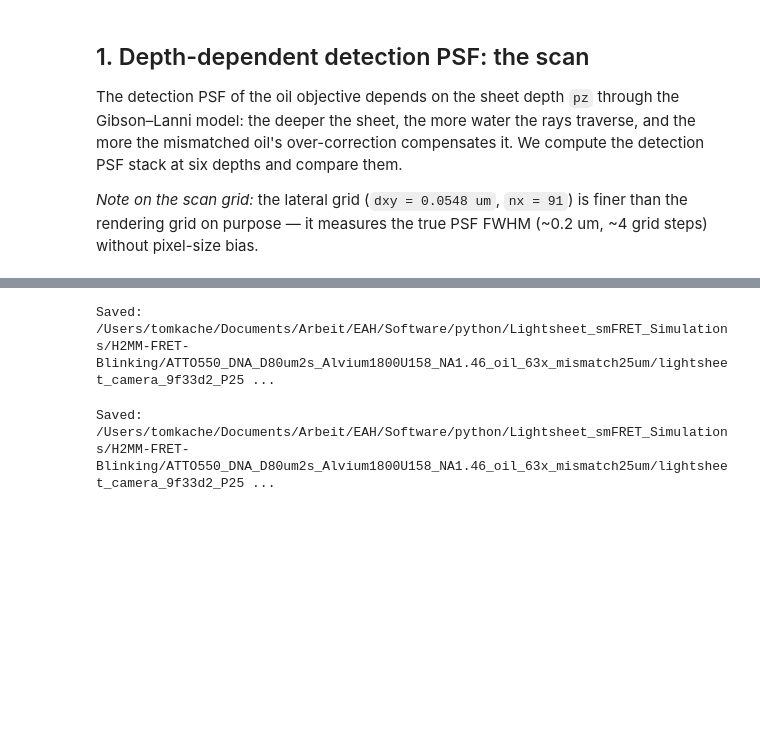
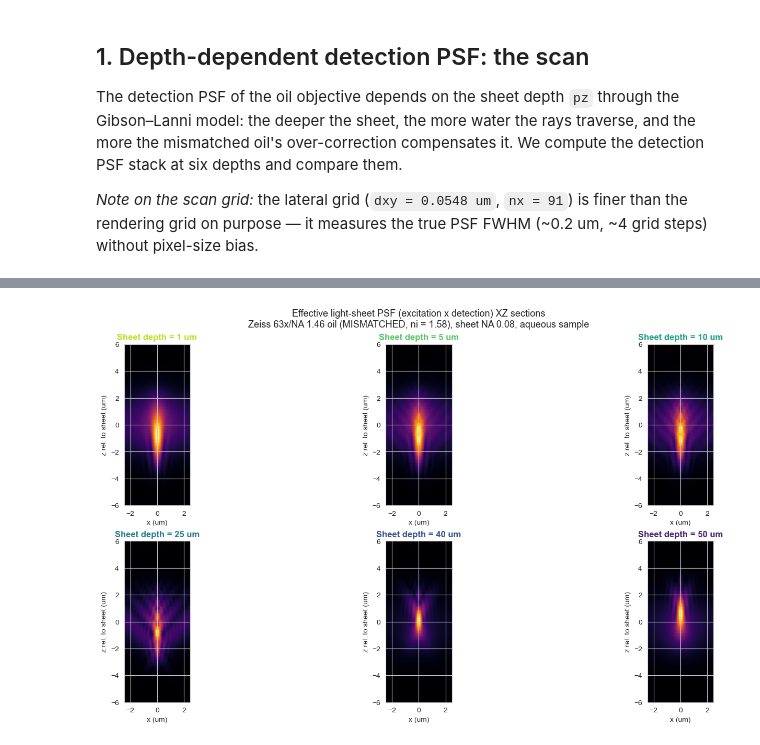
Before and after one commit to Tomkaehst/H2MM-FRET-Blinking, a Jupyter notebook: ATTO550_DNA_D80um2s_Alvium1800U158_NA1.46_oil_63x_depthscan/LightSheet_ATTO550_NA1.46_63x_oil_depthscan.ipynb, the cells around one changed output, grey strips where cells are left out. Saved outputs shown, nothing was run; the diff lists cells and outputs as text; code cells hidden in the pictures; blank space fills up the shorter version.

```diff
--- a/ATTO550_DNA_D80um2s_Alvium1800U158_NA1.46_oil_63x_depthscan/LightSheet_ATTO550_NA1.46_63x_oil_depthscan.ipynb
+++ b/ATTO550_DNA_D80um2s_Alvium1800U158_NA1.46_oil_63x_depthscan/LightSheet_ATTO550_NA1.46_63x_oil_depthscan.ipynb
@@ -492,43 +354,36 @@ The frame stack is saved as HDF5 with the acquisition parameters as attributes.
-# %%
-sim_name = S.compact_name()
-S.store.close()
-
-filename = os.path.join(OUTPUT_DIR, f'lightsheet_camera_{sim_name}.hdf5')
-with tables.open_file(filename, 'w') as f:
-    f.create_array('/', 'frames', obj=frames,
-                   title='Simulated light-sheet camera frames (uint16)')
-    for attr, value in [('frame_time', frame_time),
-                        ('t_step', t_step),
-                        ('pixel_size_m', pixel_size),
-                        ('em_rate', em_rate),
-                        ('background_rate', background_rate),
-                        ('psf_hash', ls_psf.hash())]:
-        f.set_node_attr(f.root, attr, value)
-print('Saved:', filename)
-# %% [output]
-Saved: /Users/tomkache/Documents/Arbeit/EAH/Software/python/Lightsheet_smFRET_Simulations/H2MM-FRET-Blinking/ATTO550_DNA_D80um2s_Alvium1800U158_NA1.46_oil_63x_mismatch25um/lightsheet_camera_9f33d2_P25 ...
-# %%
-# --- Export the camera frames as a compressed 8-bit .mov (H.264)
-# Rescale uint16 photon counts to 0-255 with ONE global factor
-# (max of the whole stack -> 255), so intensities stay comparable
-# across frames;
-
-intensity_scale = 255.0 / frames.max()
-frames_u8 = (frames.astype(np.float64) * intensity_scale).round().clip(0, 255).astype(np.uint8)
-
-# H.264 with the default yuv420p chroma format requires EVEN frame
-# dimensions; pad odd ROIs (e.g. 289 -> 290) with black at the right and
-# bottom edge. The data occupies [:h, :w]; nothing is cropped or rescaled.
-h, w = frames_u8.shape[1], frames_u8.shape[2]
-if h % 2 or w % 2:
-    padded = np.zeros((frames_u8.shape[0], h + h % 2, w + w % 2), dtype=np.uint8)
-    padded[:, :h, :w] = frames_u8
-    frames_u8 = padded
-
-video_filename = os.path.join(OUTPUT_DIR, f'lightsheet_camera_{sim_name}.mov')
-iio.imwrite(video_filename, frames_u8, fps=int(round(1 / frame_time)),
-            codec='libx264', quality=7, macro_block_size=1)
-print('Saved:', video_filename,
-      f'({frames_u8.shape[1]}x{frames_u8.shape[2]}, data in [:{h}, :{w}])')
-# %% [output]
-Saved: /Users/tomkache/Documents/Arbeit/EAH/Software/python/Lightsheet_smFRET_Simulations/H2MM-FRET-Blinking/ATTO550_DNA_D80um2s_Alvium1800U158_NA1.46_oil_63x_mismatch25um/lightsheet_camera_9f33d2_P25 ...
+# %%
+# --- Effective PSF (excitation sheet x detection) vs. focusing depth ---
+# The effective PSF is what a molecule actually experiences: the detection
+# PSF at its defocus, multiplied by the sheet excitation at its z position.
+# Here: the effective XZ cross-section at each sheet depth, plus the axial
+# profile of the effective PSF (the detection cone carved by the sheet).
+# The sheet sits AT z=0 of each panel (defocus relative to the sheet plane).
+
+sheet_waist = 0.532 / (np.pi * 0.08)      # w0 (um), same as the config notebooks
+sheet_exc = np.exp(-2 * (np.arange(nz_scan) - nz_scan//2) * dz_scan / sheet_waist * 0)  # placeholder
+
+# effective axial excitation profile over the scan z-grid (defocus rel. to sheet)
+z_rel_scan = (np.arange(nz_scan) - nz_scan//2) * dz_scan
+sheet_exc = np.exp(-2 * (z_rel_scan / sheet_waist) ** 2)          # (nz,)
+
+fig, axes = plt.subplots(3, 3, figsize=(15, 8), constrained_layout=True)
+extent = [-(nx_scan//2)*dxy_scan, (nx_scan//2)*dxy_scan,
+          z_rel_scan[0], z_rel_scan[-1]]
+for ax_i, (pz, c) in zip(axes.ravel(), zip(depths_um, colors)):
+    zv, p, iz = in_focus_psf_at_depth(pz)
+    # effective PSF: detection stack x sheet profile (broadcast over x, y)
+    eff = p * sheet_exc[:, None, None]
+    xz = eff[:, nx_scan//2, :]
+    xz_norm = xz / xz.max()                        # ONE scale per depth: the
+                                                   # in-focus plane is the brightest
+    im = ax_i.imshow(xz_norm, extent=extent, origin='lower', cmap='inferno',
+                     aspect='equal', norm=PowerNorm(gamma=0.4))
+    ax_i.set_title(f'Sheet depth = {pz:.0f} um', color=c, fontweight='bold')
+    ax_i.set_xlabel('x (um)'); ax_i.set_ylabel('z rel. to sheet (um)')
+fig.suptitle('Effective light-sheet PSF (excitation x detection) XZ sections\n'
+             'Zeiss 63x/NA 1.46 oil (MISMATCHED, ni = 1.58), sheet NA 0.08, '
+             'aqueous sample', fontsize=13)
+plt.savefig(os.path.join(OUTPUT_DIR, 'depthscan_fig5_effective_xz.png'),
+            dpi=150, bbox_inches='tight');
+# %% [output]
+[figure, added]
```
Also changed, not shown: parts of 30 cells of this notebook, 7 other files.
